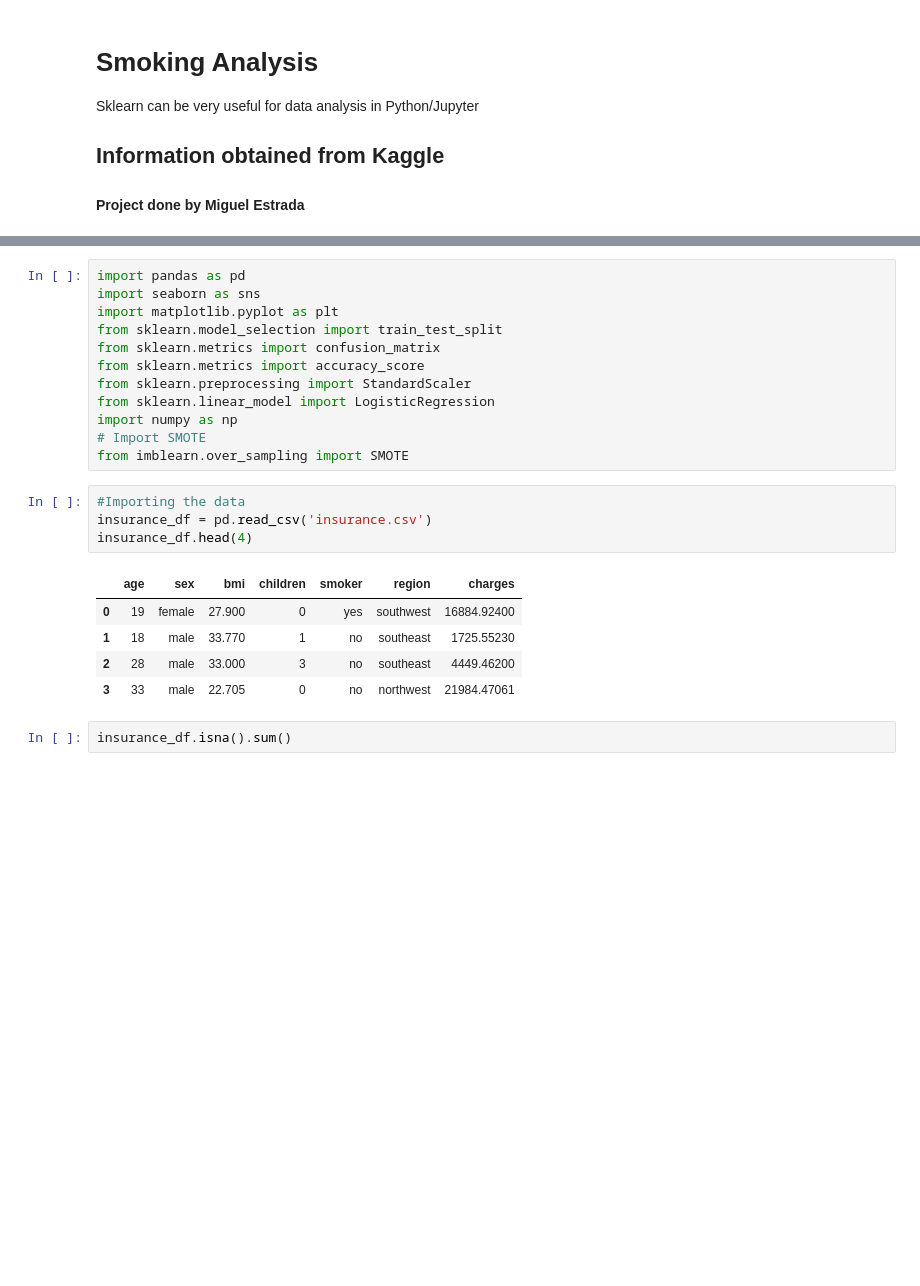
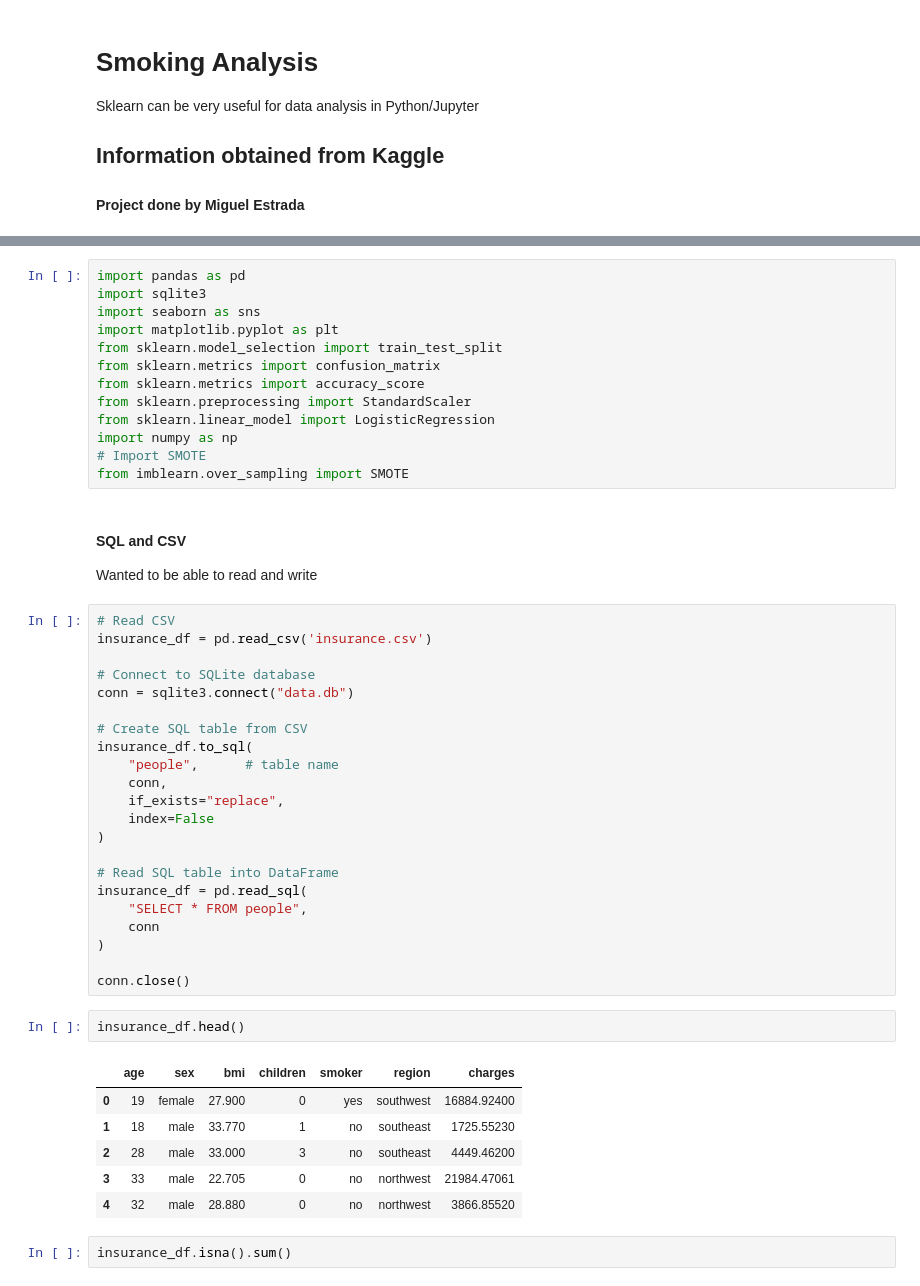
Before and after one commit to miguelestradam3/smoking_and_insurance, a Jupyter notebook: main.ipynb, the cells around one changed output, grey strips where cells are left out. Saved outputs shown, nothing was run; the diff lists cells and outputs as text; blank space fills up the shorter version.

```diff
--- a/main.ipynb
+++ b/main.ipynb
@@ -33,6 +30,7 @@ Note: you may need to restart the kernel to use updated packages.
 [notice] To update, run: python.exe -m pip install --upgrade pip
 # %%
 import pandas as pd
+import sqlite3
 import seaborn as sns
 import matplotlib.pyplot as plt
 from sklearn.model_selection import train_test_split
@@ -43,16 +41,40 @@ from sklearn.linear_model import LogisticRegression
 import numpy as np
 # Import SMOTE
 from imblearn.over_sampling import SMOTE
-# %%
-#Importing the data
-insurance_df = pd.read_csv('insurance.csv')
-insurance_df.head(4)
-# %% [output]
-|  | age | sex | bmi | children | smoker | region | charges |
-| 0 | 19 | female | 27.900 | 0 | yes | southwest | 16884.92400 |
-| 1 | 18 | male | 33.770 | 1 | no | southeast | 1725.55230 |
-| 2 | 28 | male | 33.000 | 3 | no | southeast | 4449.46200 |
-| 3 | 33 | male | 22.705 | 0 | no | northwest | 21984.47061 |
+# %% [markdown]
+#### SQL and CSV
+Wanted to be able to read and write
+# %%
+# Read CSV
+insurance_df = pd.read_csv('insurance.csv')
+
+# Connect to SQLite database
+conn = sqlite3.connect("data.db")
+
+# Create SQL table from CSV
+insurance_df.to_sql(
+    "people",      # table name
+    conn,
+    if_exists="replace",
+    index=False
+)
+
+# Read SQL table into DataFrame
+insurance_df = pd.read_sql(
+    "SELECT * FROM people",
+    conn
+)
+
+conn.close()
+# %%
+insurance_df.head()
+# %% [output]
+|  | age | sex | bmi | children | smoker | region | charges |
+| 0 | 19 | female | 27.900 | 0 | yes | southwest | 16884.92400 |
+| 1 | 18 | male | 33.770 | 1 | no | southeast | 1725.55230 |
+| 2 | 28 | male | 33.000 | 3 | no | southeast | 4449.46200 |
+| 3 | 33 | male | 22.705 | 0 | no | northwest | 21984.47061 |
+| 4 | 32 | male | 28.880 | 0 | no | northwest | 3866.85520 |
 # %%
 insurance_df.isna().sum()
 # %% [output]
```
Also changed, not shown: parts of 2 cells of this notebook, 1 other file.
